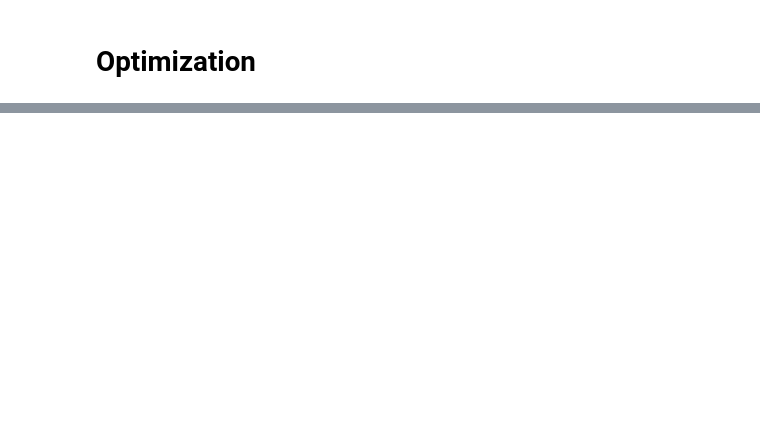
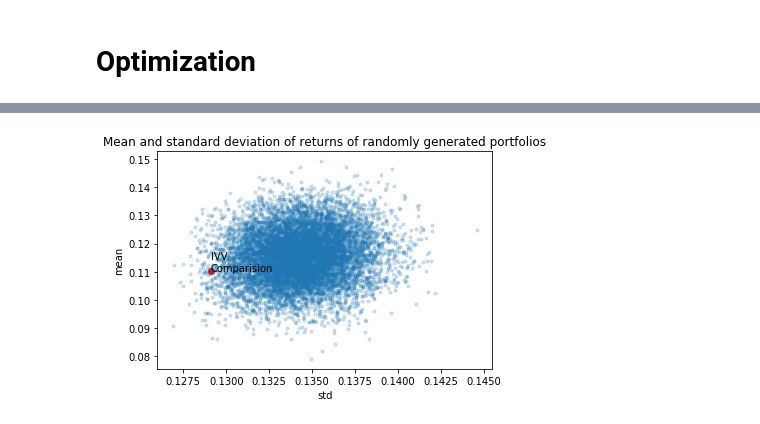
Before and after one commit to austinharrison/potfolio_optimization, a Jupyter notebook: pred460_project.ipynb, the cells around one changed output, grey strips where cells are left out. Saved outputs shown, nothing was run; the diff lists cells and outputs as text; code cells hidden in the pictures; blank space fills up the shorter version.

```diff
--- a/pred460_project.ipynb
+++ b/pred460_project.ipynb
@@ -372,0 +568,15 @@ plt.show()
+# %%
+fig = plt.figure()
+ax = plt.gca()
+plt.plot(stds*sqrt(252), (mns+1)**252 - 1, 'o', markersize=3, alpha=0.2)
+# Plot IVV
+ax.scatter(x=ivv_std, y=ivv_mean, color='red')
+ax.annotate('IVV\nComparision', (ivv_std, ivv_mean),
+            horizontalalignment='left')
+plt.xlabel('std')
+plt.ylabel('mean')
+plt.title('Mean and standard deviation of returns of randomly generated portfolios');
+#py.iplot_mpl(fig, filename='mean_std', strip_style=True) # online
+#py.iplot_mpl(fig, strip_style=True) # offline
+# %% [output]
+[figure, added]
```
Also changed, not shown: parts of 36 cells of this notebook, 3 other files.
